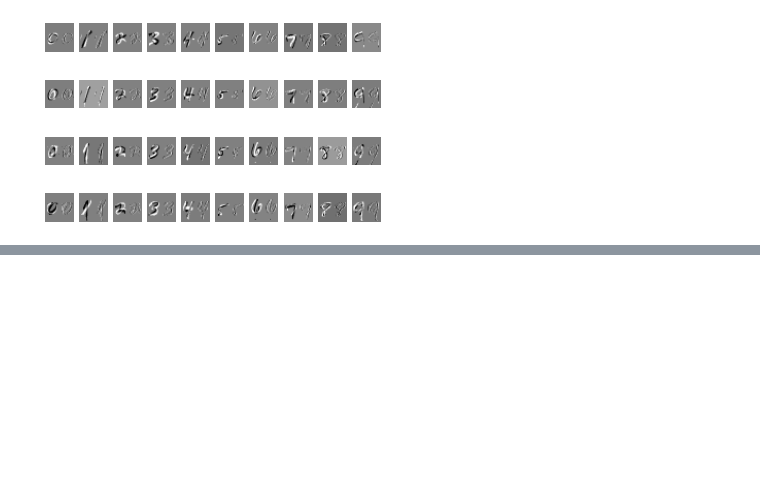
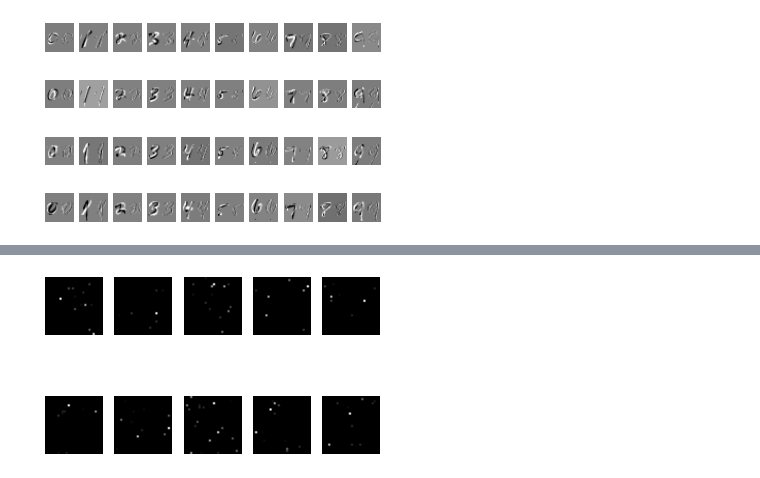
Before and after one commit to VintageDesign/multi_linear_research, a Jupyter notebook: jackson/Docs&Code/L-TVAR/mnist_dwt_seasonal.ipynb, the cells around one changed output, grey strips where cells are left out. Saved outputs shown, nothing was run; the diff lists cells and outputs as text; code cells hidden in the pictures; blank space fills up the shorter version.

```diff
--- a/jackson/Docs&Code/L-TVAR/mnist_dwt_seasonal.ipynb
+++ b/jackson/Docs&Code/L-TVAR/mnist_dwt_seasonal.ipynb
@@ -113,5 +114,9 @@ for i in range(28):
 # %%
 result_dwt_tensor = jts.collect_result_cols_into_tensor(result_model_sets, N_test)
+# %%
+implot_tensor(result_dwt_tensor, (2, 5))
+# %% [output]
+[figure, added]
 # %%
 result_tensor = jts.apply_inverse_dwt_to_tensor(result_dwt_tensor)
 # %%
```
Also changed, not shown: parts of 6 cells of this notebook, 4 other files.
